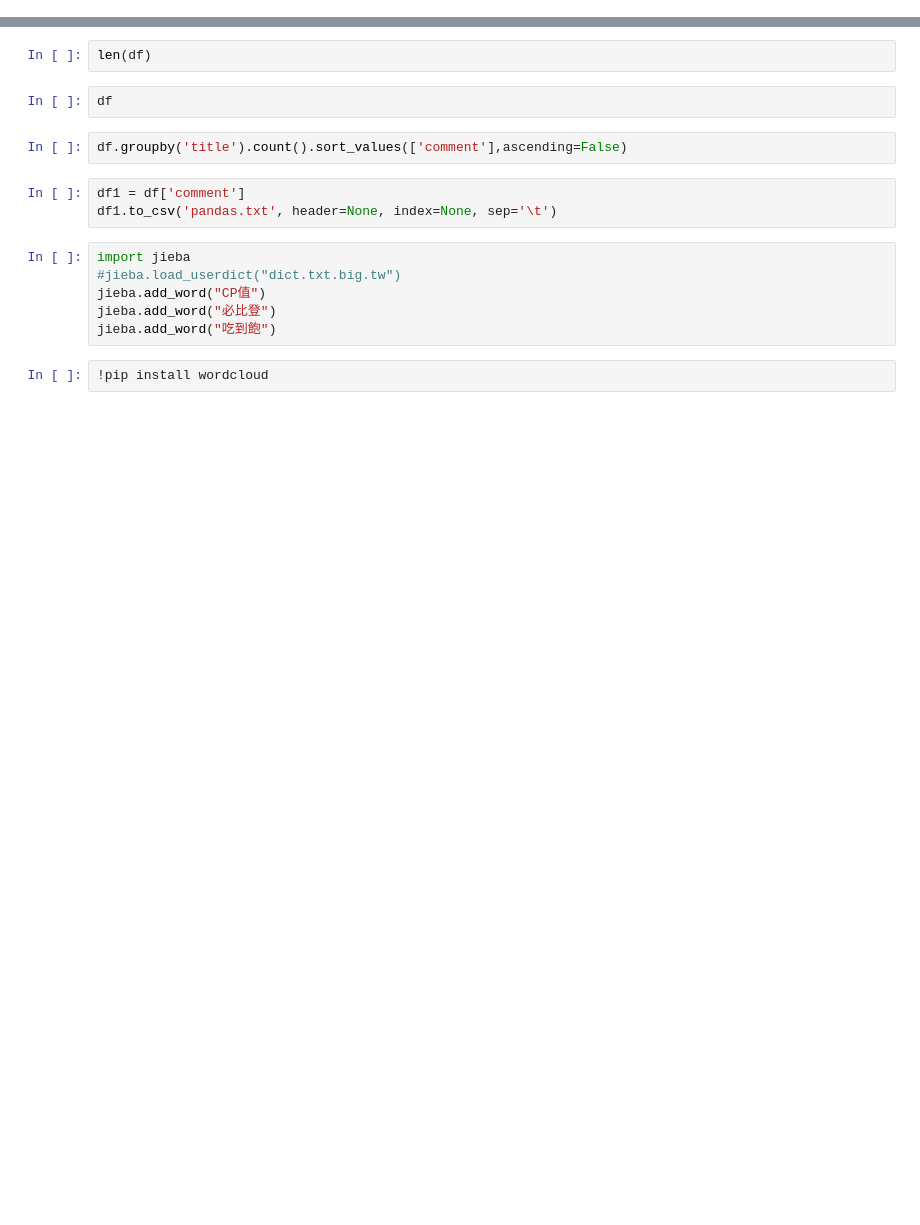
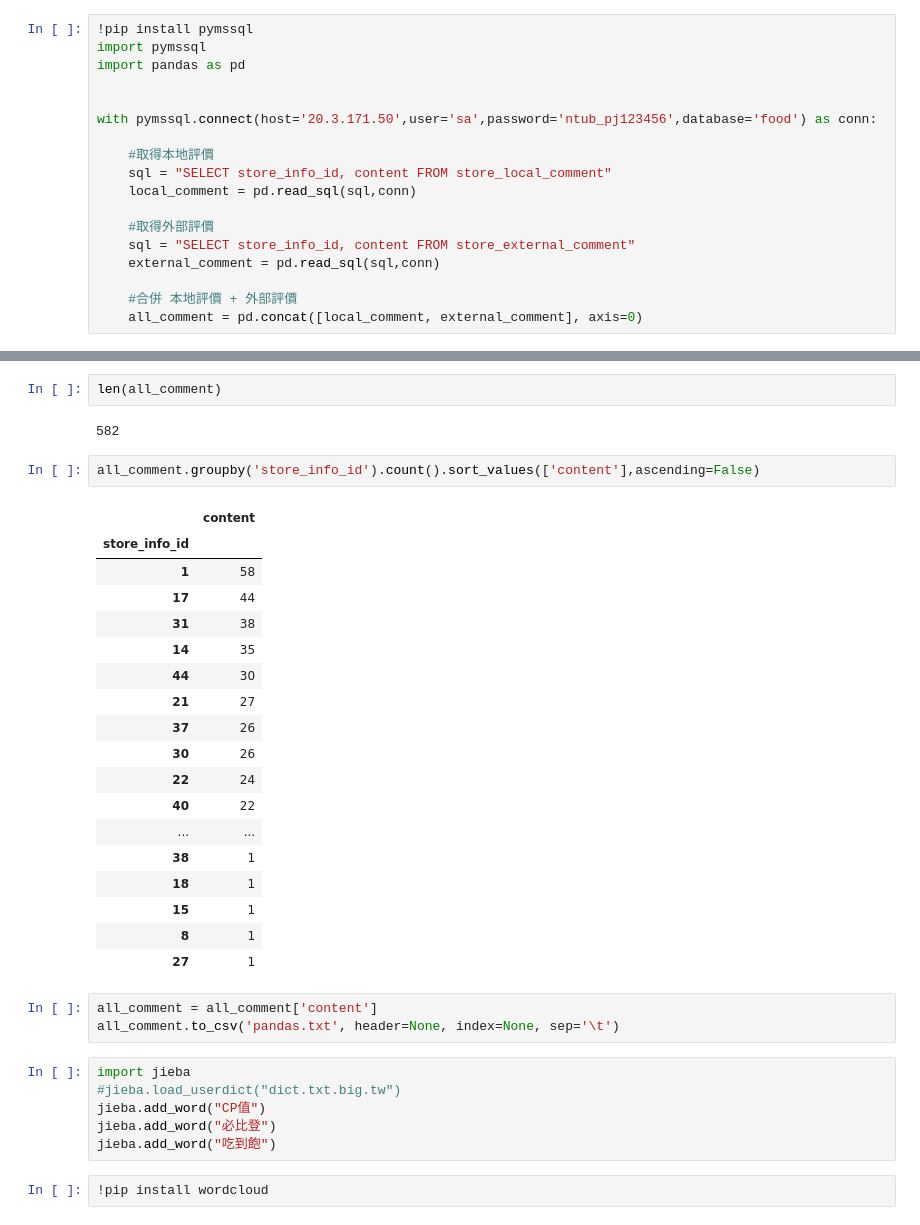
Before and after one commit to project-hungry-don-t-care-food/111402, a Jupyter notebook: 檔案繳交/AI/AI_找出特別標籤/找出特別標籤.ipynb, the cells around one changed output, grey strips where cells are left out. Drawn from its saved outputs; the diff is of its cells as text; blank space fills up the shorter version.

```diff
--- a/檔案繳交/AI/AI_找出特別標籤/找出特別標籤.ipynb
+++ b/檔案繳交/AI/AI_找出特別標籤/找出特別標籤.ipynb
@@ -5,0 +1,18 @@ FileNotFoundError: ignored
+# %%
+!pip install pymssql
+import pymssql
+import pandas as pd
+
+
+with pymssql.connect(host='20.3.171.50',user='sa',password='ntub_pj123456',database='food') as conn:
+
+    #取得本地評價
+    sql = "SELECT store_info_id, content FROM store_local_comment"
+    local_comment = pd.read_sql(sql,conn)
+
+    #取得外部評價
+    sql = "SELECT store_info_id, content FROM store_external_comment"
+    external_comment = pd.read_sql(sql,conn)
+
+    #合併 本地評價 + 外部評價
+    all_comment = pd.concat([local_comment, external_comment], axis=0)
@@ -6,12 +22,31 @@ FileNotFoundError: ignored
 # %%
-len(df)
+len(all_comment)
+# %% [output]
+582
-# %%
-df
 # %%
-df.groupby('title').count().sort_values(['comment'],ascending=False)
+all_comment.groupby('store_info_id').count().sort_values(['content'],ascending=False)
+# %% [output]
+|  | content |
+| store_info_id |  |
+| 1 | 58 |
+| 17 | 44 |
+| 31 | 38 |
+| 14 | 35 |
+| 44 | 30 |
+| 21 | 27 |
+| 37 | 26 |
+| 30 | 26 |
+| 22 | 24 |
+| 40 | 22 |
+| ... | ... |
+| 38 | 1 |
+| 18 | 1 |
+| 15 | 1 |
+| 8 | 1 |
+| 27 | 1 |
 # %%
-df1 = df['comment']
-df1.to_csv('pandas.txt', header=None, index=None, sep='\t')
+all_comment = all_comment['content']
+all_comment.to_csv('pandas.txt', header=None, index=None, sep='\t')
 # %%
 import jieba
 #jieba.load_userdict("dict.txt.big.tw")
```
Also changed, not shown: parts of 7 cells of this notebook, 57 other files.
